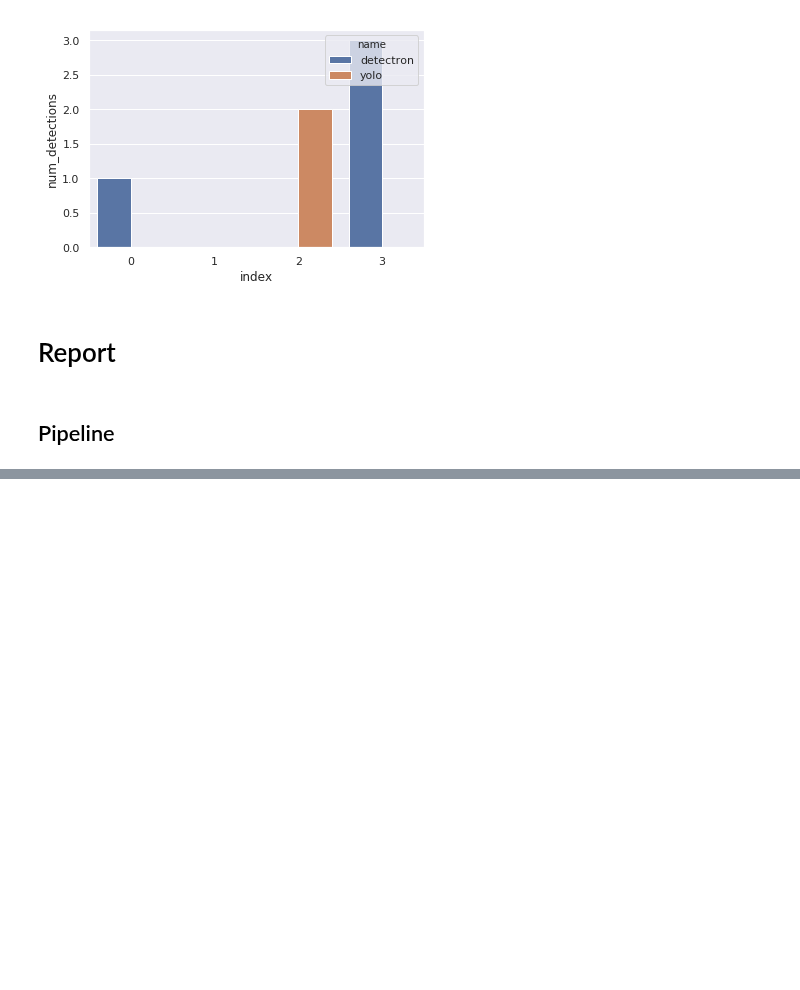
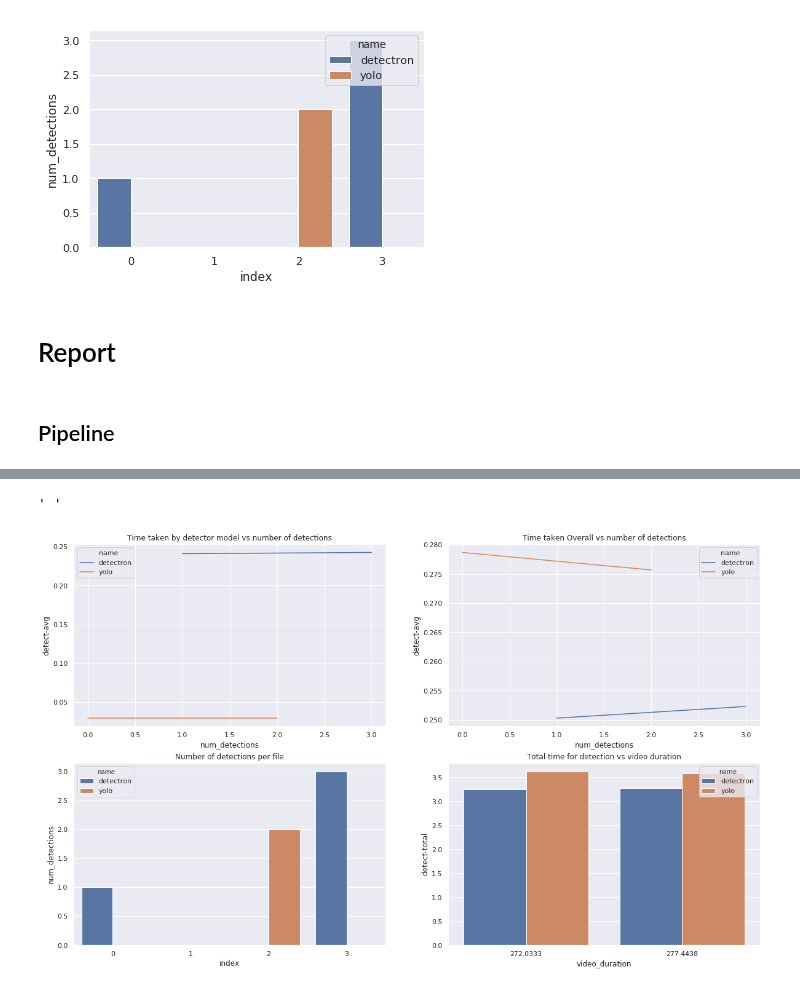
Before and after one commit to manuhg/class_snap, a Jupyter notebook: Plot_data.ipynb, the cells around one changed output, grey strips where cells are left out. Cells and saved outputs as stored; diff of their text form; code cells hidden in the pictures; blank space fills up the shorter version.

```diff
--- a/Plot_data.ipynb
+++ b/Plot_data.ipynb
@@ -338,0 +333,11 @@ dd.plot(kind='barh', stacked=True,figsize=(20,2.5*len(dd)))
+# %%
+fig2,axs = plt.subplots(2,2,figsize=(20,12))
+x,y,hue='num_detections','detect-avg','name'
+sns.lineplot(data=data_dm,x=x,y=y,hue=hue,ax=axs[0,0]).set_title('Time taken by detector model vs number of detections')
+sns.lineplot(data=data_ex,x=x,y=y,hue=hue,ax=axs[0,1]).set_title('Time taken Overall vs number of detections')
+sns.barplot(data=data_dm,x='index',y='num_detections',hue='name',ax=axs[1,0]).set_title('Number of detections per file')
+sns.barplot(data=data_ex,y='detect-total',hue='name',x='video_duration',ax=axs[1,1]).set_title('Total time for detection vs video duration')
+' '
+# %% [output]
+' '
+[figure, added]
```
Also changed, not shown: parts of 8 cells of this notebook, 3 other files.
